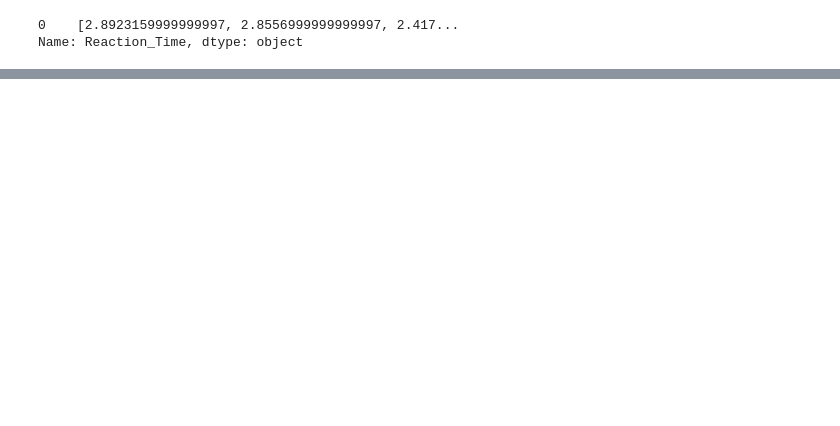
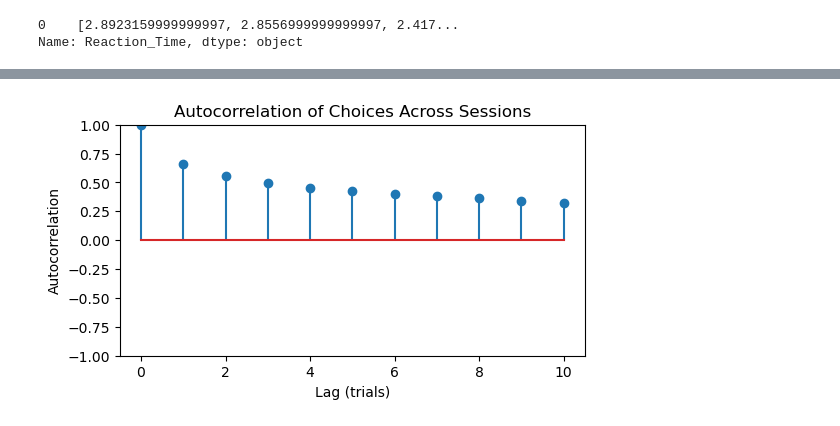
Before and after one commit to rcwoshimao/mice-value-encoding, a Jupyter notebook: cogs118c-final-project.ipynb, the cells around one changed output, grey strips where cells are left out. Drawn from its saved outputs; the diff is of its cells as text; code cells hidden in the pictures; blank space fills up the shorter version.

```diff
--- a/cogs118c-final-project.ipynb
+++ b/cogs118c-final-project.ipynb
@@ -265,0 +211,25 @@ for session, label in zip(sessions_to_plot, labels):
+# %%
+lags = 10
+acorr = []
+
+for lag in range(lags+1):
+    corr_vals = []
+    for row in choice_matrix:
+        if lag == 0:
+            corr_vals.append(1.0)
+        else:
+            valid_idx = ~np.isnan(row[lag:]) & ~np.isnan(row[:-lag])
+            if np.sum(valid_idx) > 1:
+                corr = np.corrcoef(row[:-lag][valid_idx], row[lag:][valid_idx])[0,1]
+                corr_vals.append(corr)
+    acorr.append(np.nanmean(corr_vals))
+
+plt.figure(figsize=(6,3))
+plt.stem(range(lags+1), acorr, )
+plt.title('Autocorrelation of Choices Across Sessions')
+plt.xlabel('Lag (trials)')
+plt.ylabel('Autocorrelation')
+plt.ylim(-1,1)
+plt.show()
+# %% [output]
+[figure, added]
```
Also changed, not shown: parts of 17 cells of this notebook.
